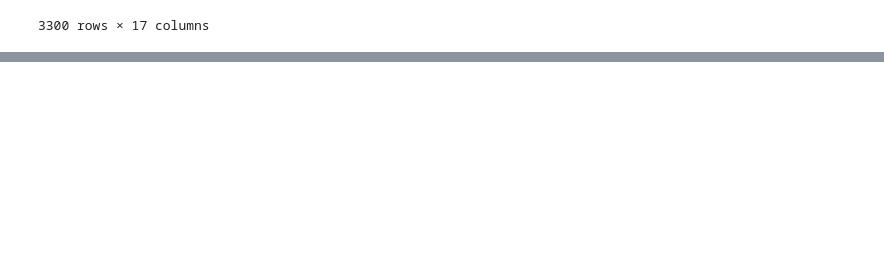
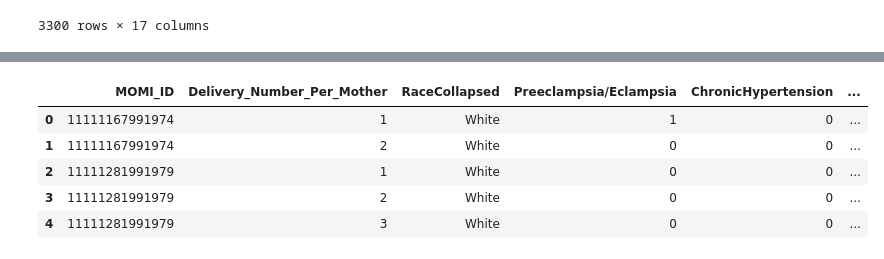
Before and after one commit to rachellb/Bennett_OUDSA5900, a Jupyter notebook: Descriptions/Momi Test.ipynb, the cells around one changed output, grey strips where cells are left out. Saved outputs shown, nothing was run; the diff lists cells and outputs as text; code cells hidden in the pictures; blank space fills up the shorter version.

```diff
--- a/Descriptions/Momi Test.ipynb
+++ b/Descriptions/Momi Test.ipynb
@@ -938,0 +970,14 @@ multTest
+# %%
+# Step 4: make a cumulative sum to count how many times this person has had spikes
+momiRel['Total PE pregnancies'] = momiRel.groupby(['MOMI_ID', 'Delivery_Number_Per_Mother'])['Preeclampsia/Eclampsia'].cumsum().astype(int)
+# Step 4: make a cumulative sum to count how many times this person has had spikes
+momiRel['Total CH pregnancies'] = momiRel.groupby(['MOMI_ID', 'Delivery_Number_Per_Mother'])['ChronicHypertension'].cumsum().astype(int)
+# %%
+momiRel.head()
+# %% [output]
+|  | MOMI_ID | Delivery_Number_Per_Mother | RaceCollapsed | Preeclampsia/Eclampsia | ChronicHypertension | ... |
+| 0 | 11111167991974 | 1 | White | 1 | 0 | ... |
+| 1 | 11111167991974 | 2 | White | 0 | 0 | ... |
+| 2 | 11111281991979 | 1 | White | 0 | 0 | ... |
+| 3 | 11111281991979 | 2 | White | 0 | 0 | ... |
+| 4 | 11111281991979 | 3 | White | 0 | 0 | ... |
```
Also changed, not shown: parts of 5 cells of this notebook.
